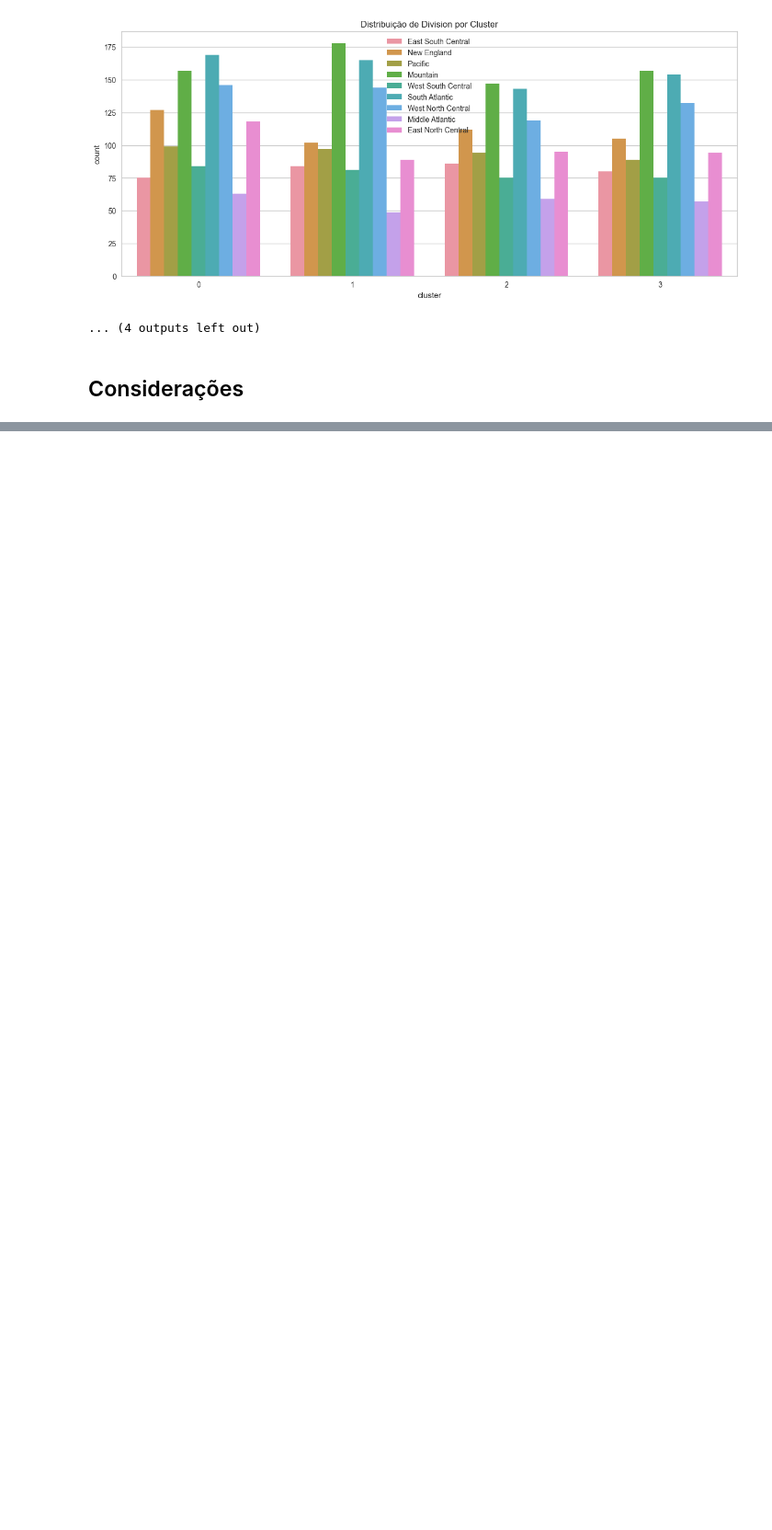
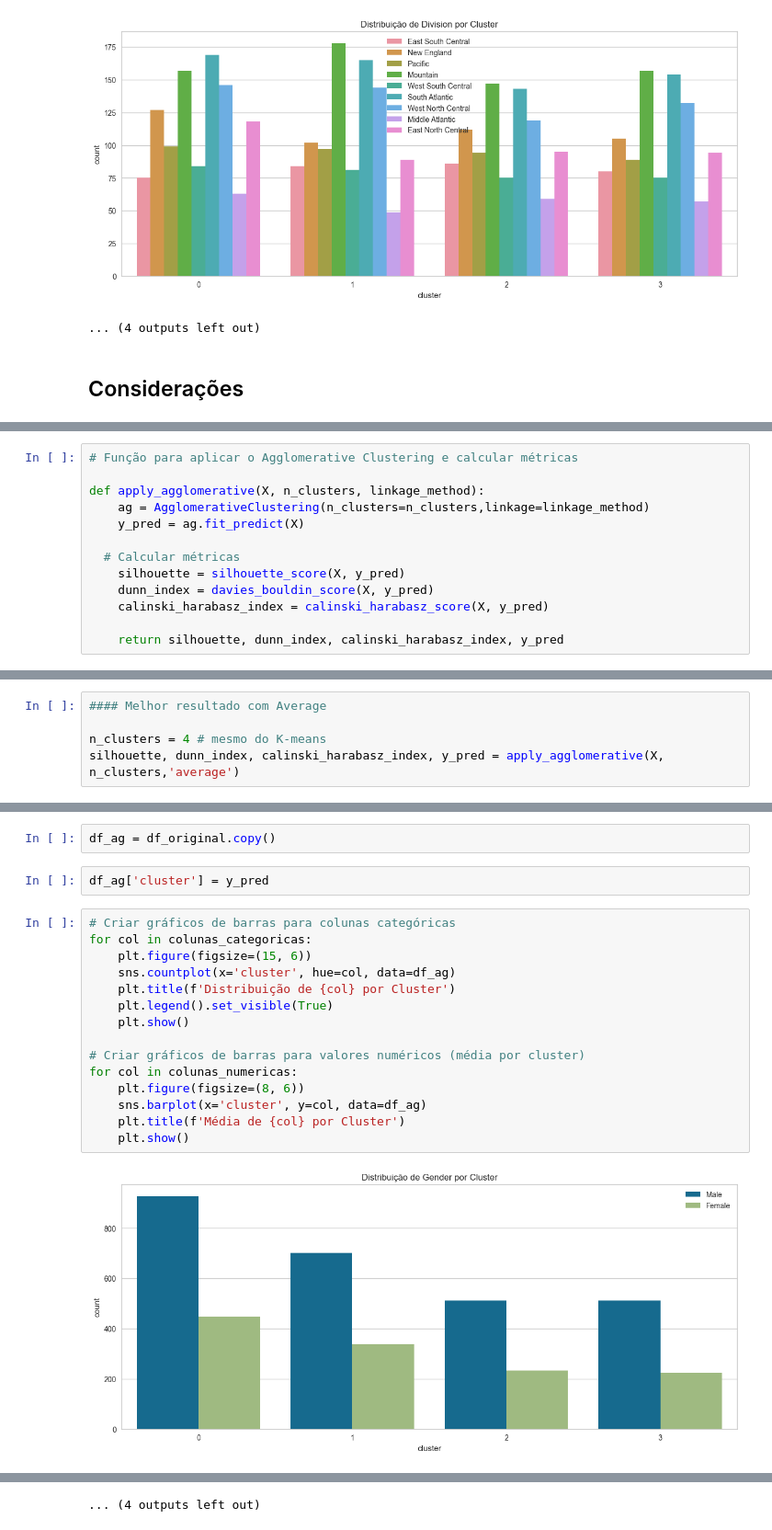
Before and after one commit to maurodomingues/Projeto_MachineLearningII, a Jupyter notebook: ML_nao_sup_1.ipynb, the cells around one changed output, grey strips where cells are left out. Shown at 92% size. Drawn from its saved outputs; the diff is of its cells as text; blank space fills up the shorter version.

```diff
--- a/ML_nao_sup_1.ipynb
+++ b/ML_nao_sup_1.ipynb
@@ -418,0 +492,13 @@ Para maiores conclusões se faz necessário mais testes.
+# %%
+# Função para aplicar o Agglomerative Clustering e calcular métricas
+
+def apply_agglomerative(X, n_clusters, linkage_method):
+    ag = AgglomerativeClustering(n_clusters=n_clusters,linkage=linkage_method)
+    y_pred = ag.fit_predict(X)
+
+  # Calcular métricas
+    silhouette = silhouette_score(X, y_pred)
+    dunn_index = davies_bouldin_score(X, y_pred)
+    calinski_harabasz_index = calinski_harabasz_score(X, y_pred)
+
+    return silhouette, dunn_index, calinski_harabasz_index, y_pred
@@ -418,0 +533,5 @@ Para maiores conclusões se faz necessário mais testes.
+# %%
+#### Melhor resultado com Average
+
+n_clusters = 4 # mesmo do K-means
+silhouette, dunn_index, calinski_harabasz_index, y_pred = apply_agglomerative(X, n_clusters,'average')
@@ -418,0 +542,21 @@ Para maiores conclusões se faz necessário mais testes.
+# %%
+df_ag = df_original.copy()
+# %%
+df_ag['cluster'] = y_pred
+# %%
+# Criar gráficos de barras para colunas categóricas
+for col in colunas_categoricas:
+    plt.figure(figsize=(15, 6))
+    sns.countplot(x='cluster', hue=col, data=df_ag)
+    plt.title(f'Distribuição de {col} por Cluster')
+    plt.legend().set_visible(True)
+    plt.show()
+
+# Criar gráficos de barras para valores numéricos (média por cluster)
+for col in colunas_numericas:
+    plt.figure(figsize=(8, 6))
+    sns.barplot(x='cluster', y=col, data=df_ag)
+    plt.title(f'Média de {col} por Cluster')
+    plt.show()
+# %% [output]
+[figure, added]
@@ -418,0 +574 @@ Para maiores conclusões se faz necessário mais testes.
+... (4 outputs left out)
```
Also changed, not shown: parts of 25 cells of this notebook.
